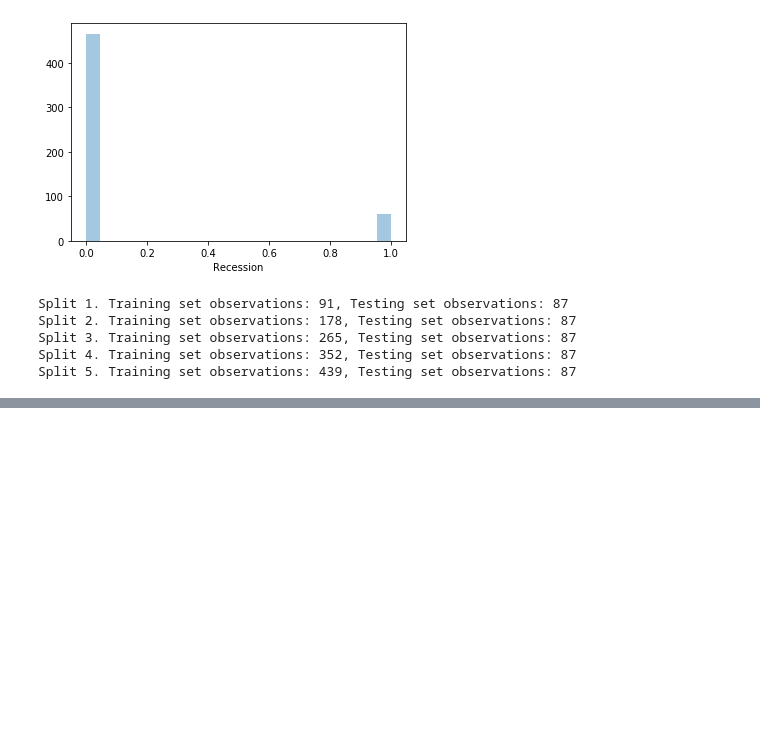
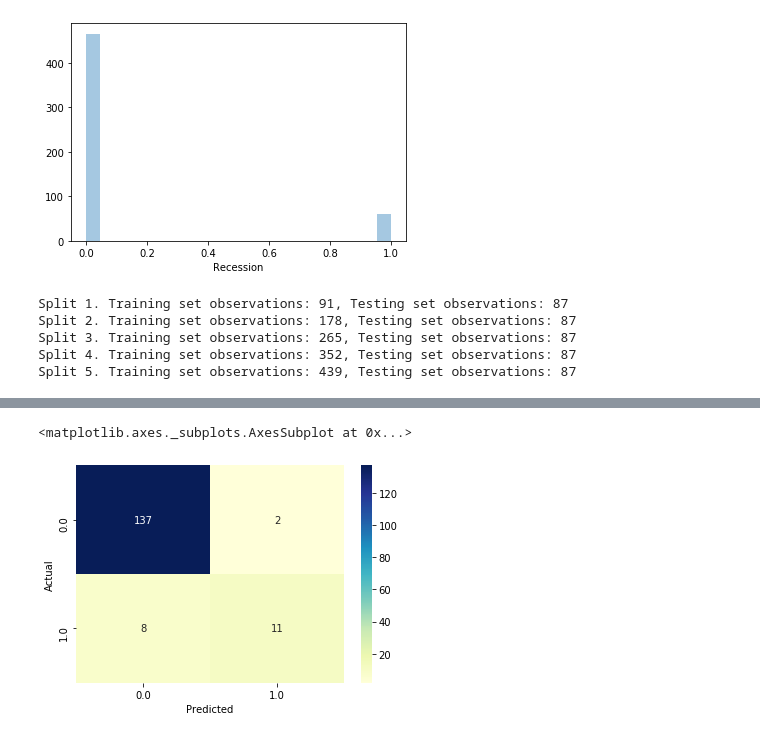
Before and after one commit to sheri-kamal/DATA71200-SP2020, a Jupyter notebook: Project 2 - Supervised Learning.ipynb, the cells around one changed output, grey strips where cells are left out. Saved outputs shown, nothing was run; the diff lists cells and outputs as text; code cells hidden in the pictures; blank space fills up the shorter version.

```diff
--- a/Project 2 - Supervised Learning.ipynb
+++ b/Project 2 - Supervised Learning.ipynb
@@ -254,7 +115,0 @@ tree.plot_tree(dtmodel.fit(X_train, y_train), class_names=True)
-# %%
-dtmodel2 = DecisionTreeClassifier(max_depth=2, random_state=1)
-dtmodel2.fit(X_train, y_train)
-dtpredict2 = dtmodel2.predict(X_test)
-print("Training set score: {:.3f}".format(dtmodel2.score(X_train, y_train)))
-print("Test set score: {:.3f}".format(dtmodel2.score(X_test, y_test)))
-print(classification_report(y_test, dtpredict2))
@@ -276,7 +115,0 @@ plot_feature_importances(dtmodel2)
-# %%
-dtmodel3 = DecisionTreeClassifier(max_depth=3, random_state=1)
-dtmodel3.fit(X_train, y_train)
-dtpredict3 = dtmodel3.predict(X_test)
-print("Training set score: {:.3f}".format(dtmodel3.score(X_train, y_train)))
-print("Test set score: {:.3f}".format(dtmodel3.score(X_test, y_test)))
-print(classification_report(y_test, dtpredict3))
@@ -298,7 +115,0 @@ plot_feature_importances(dtmodel3)
-# %%
-dtmodel4 = DecisionTreeClassifier(max_depth=4, random_state=1)
-dtmodel4.fit(X_train, y_train)
-dtpredict4 = dtmodel4.predict(X_test)
-print("Training set score: {:.3f}".format(dtmodel4.score(X_train, y_train)))
-print("Test set score: {:.3f}".format(dtmodel4.score(X_test, y_test)))
-print(classification_report(y_test, dtpredict4))
@@ -319,0 +116,18 @@ plot_feature_importances(dtmodel4)
+# %%
+from sklearn.preprocessing import StandardScaler
+from sklearn.pipeline import Pipeline
+
+steps = [('scaler', StandardScaler()),
+        ('LogReg', LogisticRegression())]
+
+parameters = {'LogReg__C': c_space, 'LogReg__penalty': ['l1', 'l2']}
+
+pipeline = Pipeline(steps)
+
+logreg_scaled = GridSearchCV(pipeline, parameters, cv=tscv)
+
+logreg_scaled.fit(X_train, y_train)
+
+print("Tuned Logistic Regression with Scaling Parameters: {}".format(logreg_scaled.best_params_))
+print('Tuned Logistic Regression with Scaling Accuracy: {}'.format(logreg_scaled.score(X_test, y_test)))
+print(classification_report(y_test, logreg_scaled.predict(X_test)))
@@ -319,0 +145,6 @@ plot_feature_importances(dtmodel4)
+# %%
+confusion_matrix_2 = pd.crosstab(y_test, logreg_scaled.predict(X_test), rownames=['Actual'], colnames=['Predicted'])
+sns.heatmap(confusion_matrix_2, annot=True, fmt='d', cmap="YlGnBu")
+# %% [output]
+<matplotlib.axes._subplots.AxesSubplot at 0x...>
+[figure, added]
```
Also changed, not shown: parts of 30 cells of this notebook.
